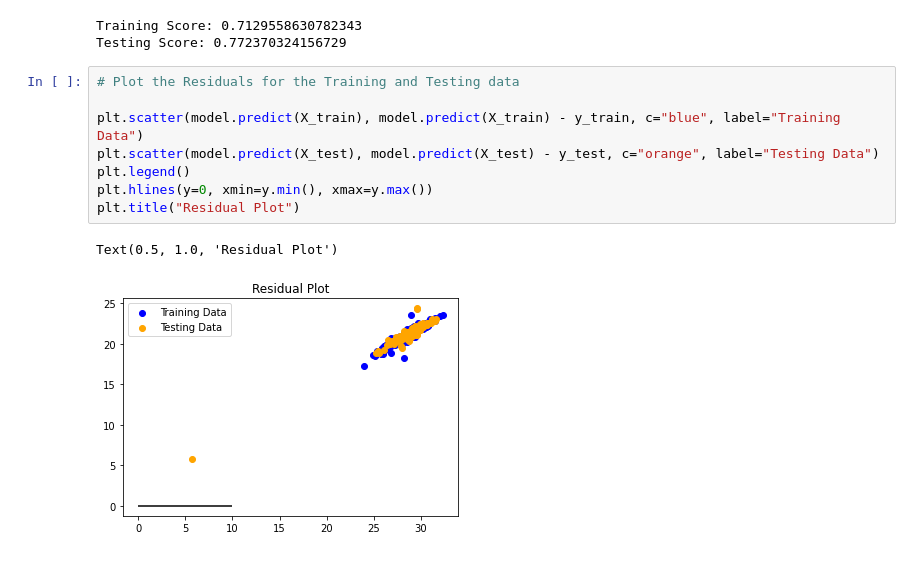
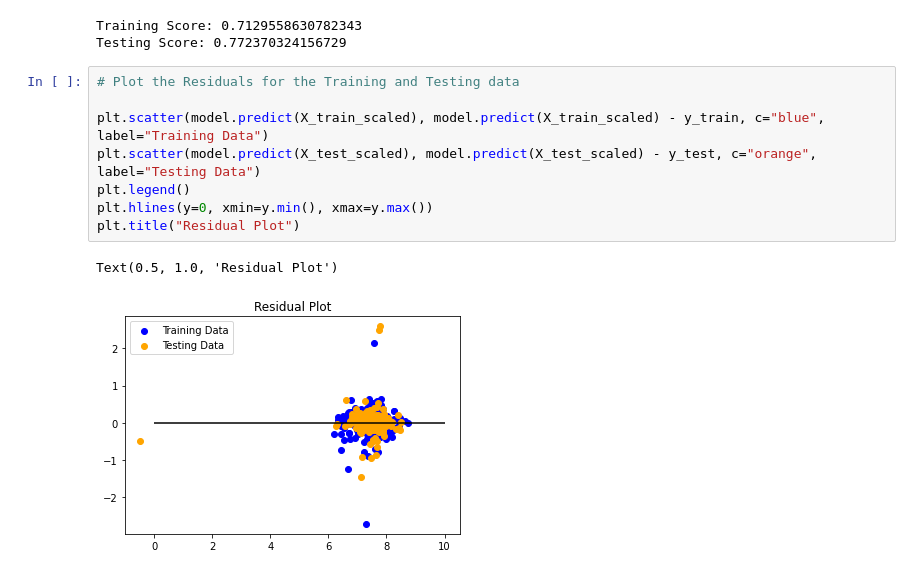
Before and after one commit to lamccart15/Coffee_Ratings, a Jupyter notebook: coffee_LR.ipynb, the cells around one changed output. Drawn from its saved outputs; the diff is of its cells as text.

Commit message:
Fixed residuals plot of test/train data

```diff
--- a/coffee_LR.ipynb
+++ b/coffee_LR.ipynb
@@ -98,11 +98,11 @@ Testing Score: 0.772370324156729
 # %%
 # Plot the Residuals for the Training and Testing data
 
-plt.scatter(model.predict(X_train), model.predict(X_train) - y_train, c="blue", label="Training Data")
-plt.scatter(model.predict(X_test), model.predict(X_test) - y_test, c="orange", label="Testing Data")
+plt.scatter(model.predict(X_train_scaled), model.predict(X_train_scaled) - y_train, c="blue", label="Training Data")
+plt.scatter(model.predict(X_test_scaled), model.predict(X_test_scaled) - y_test, c="orange", label="Testing Data")
 plt.legend()
 plt.hlines(y=0, xmin=y.min(), xmax=y.max())
 plt.title("Residual Plot")
 # %% [output]
 Text(0.5, 1.0, 'Residual Plot')
-[figure, old version]
+[figure, new version]
```
